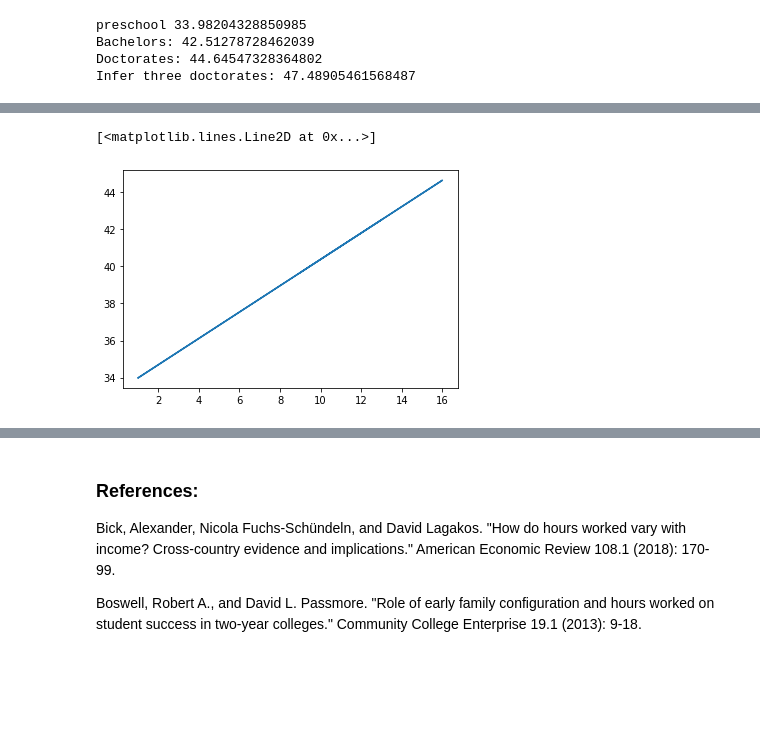
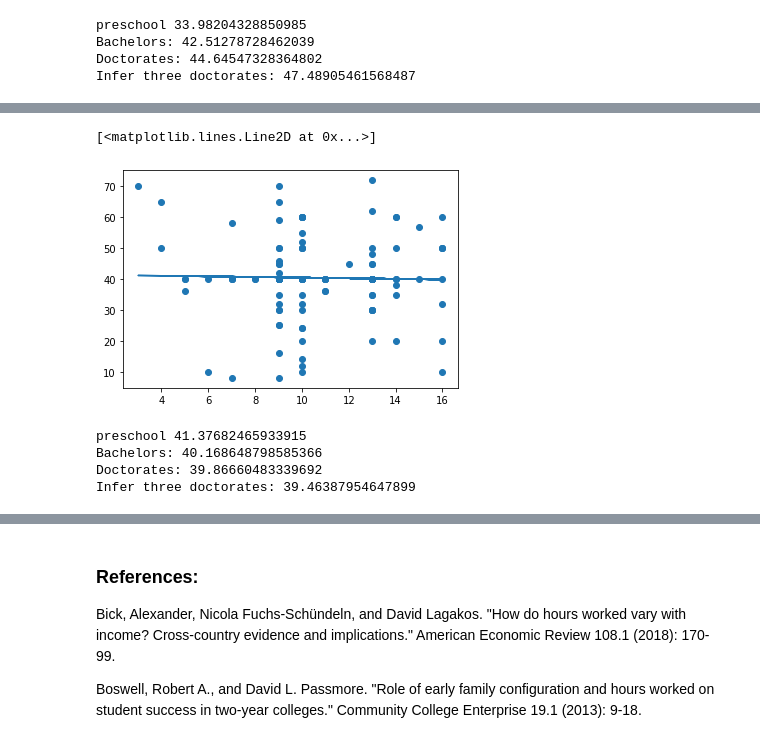
Before and after one commit to DSCI-310/DSCI-310-Group-3, a Jupyter notebook: docs/analyze_census_data.ipynb, the cells around one changed output, grey strips where cells are left out. Cells and saved outputs as stored; diff of their text form; code cells hidden in the pictures; blank space fills up the shorter version.

Commit message:
Added USA and Canada Analysis
Had to change filter function slightly

```diff
--- a/docs/analyze_census_data.ipynb
+++ b/docs/analyze_census_data.ipynb
@@ -138,20 +154,40 @@ Infer three doctorates: 47.48905461568487
 # %%
 # Lets see how Canada compares to the rest of the world
 
+data = data.astype({'native-country':'string'})
 df_canada = fil(data, 'native-country', 'Canada')
 
 # isolate variables to analyze:
 # - education-num, or number of years spent in education,
 # - hours-per-week, or reported hours spent working every week
 ed_canada = df_canada['education-num']
 hours_canada = df_canada['hours-per-week']
 
 # run polynomial regression to find best linear equation coefficients
-#m, b = regression(ed_canada, hours_canada)
+m_canada, b_canada = regression(ed_canada, hours_canada)
 
 # plot line calculated above
 plt.scatter(ed_canada, hours_canada)
-plt.plot(ed, m*ed+b)
+plt.plot(ed_canada, m_canada*ed_canada+b_canada)
 # %% [output]
 [<matplotlib.lines.Line2D at 0x...>]
-[figure, old version]
+[figure, new version]
+# %%
+# predictions for Canada:
+
+# Only preschool
+print("preschool", m_canada*1+b_canada)
+
+# bachelors
+print("Bachelors:", m_canada*13+b_canada)
+
+# doctorates
+print("Doctorates:", m_canada*16+b_canada)
+
+# 1 education-num is close to 2 years in school at the end of the scale. So, 20 is equivalent to 3 doctorates:
+print("Infer three doctorates:", m_canada*20+b_canada)
+# %% [output]
+preschool 41.37682465933915
+Bachelors: 40.168648798585366
+Doctorates: 39.86660483339692
+Infer three doctorates: 39.46387954647899
```
Also changed, not shown: parts of 4 cells of this notebook, 1 other file.
